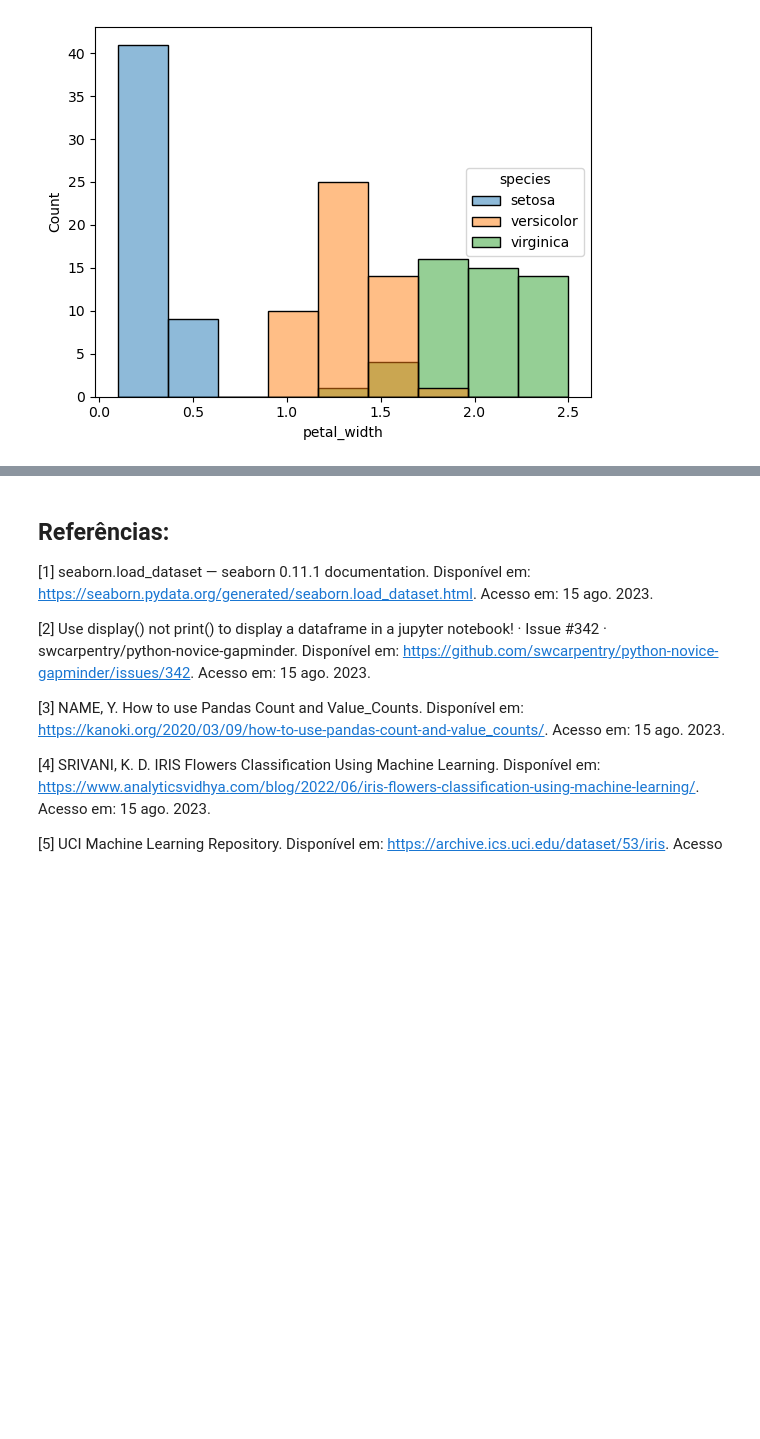
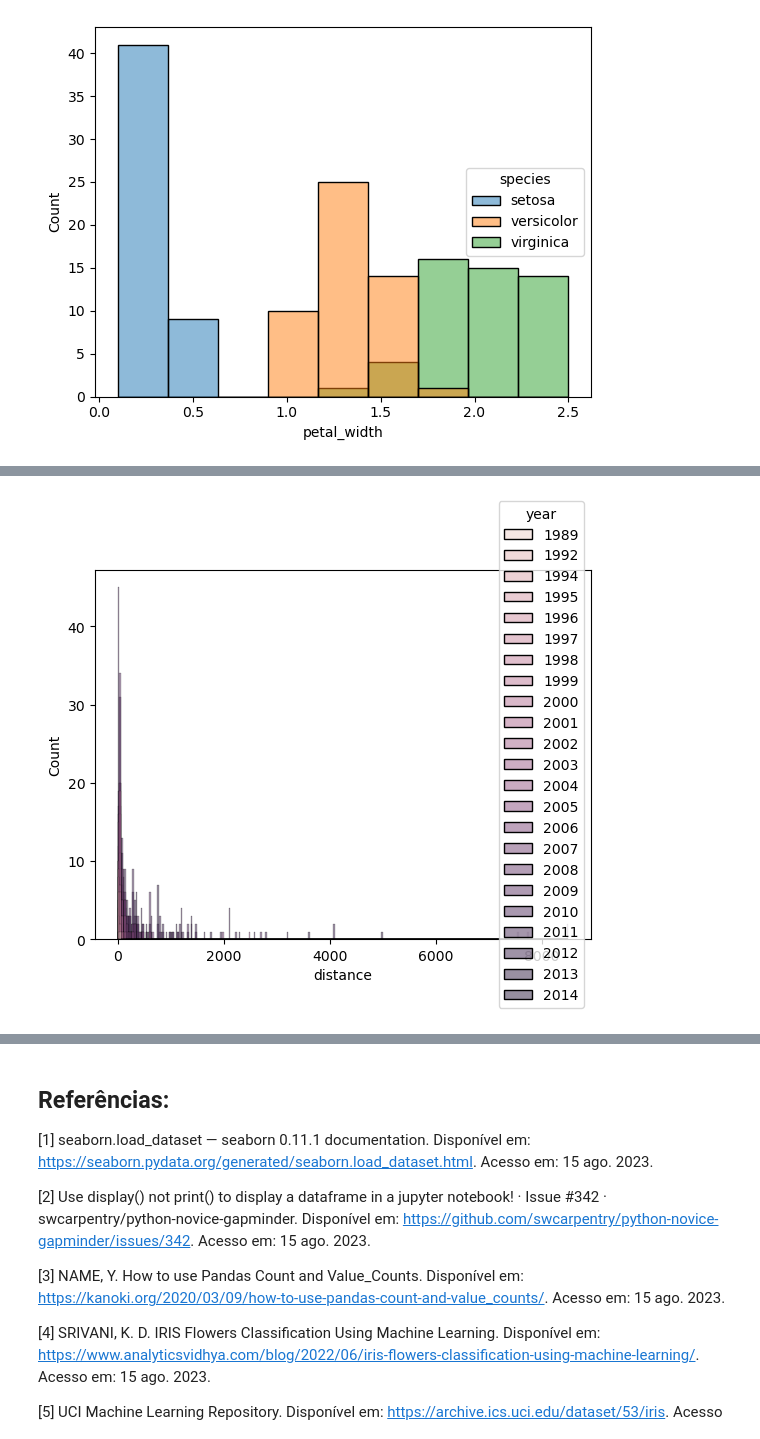
Before and after one commit to joseDavid23038/Aprendizado-de-M-quina, a Jupyter notebook: Dados 1/Dados 1.ipynb, the cells around one changed output, grey strips where cells are left out. Saved outputs shown, nothing was run; the diff lists cells and outputs as text; code cells hidden in the pictures; blank space fills up the shorter version.

```diff
--- a/Dados 1/Dados 1.ipynb
+++ b/Dados 1/Dados 1.ipynb
@@ -57,0 +82,5 @@ sbn.move_legend(ax, "center right")
+# %%
+ax = sbn.histplot(planetas, x="distance", hue='year')
+sbn.move_legend(ax, "center right")
+# %% [output]
+[figure, added]
```
Also changed, not shown: parts of 3 cells of this notebook.
